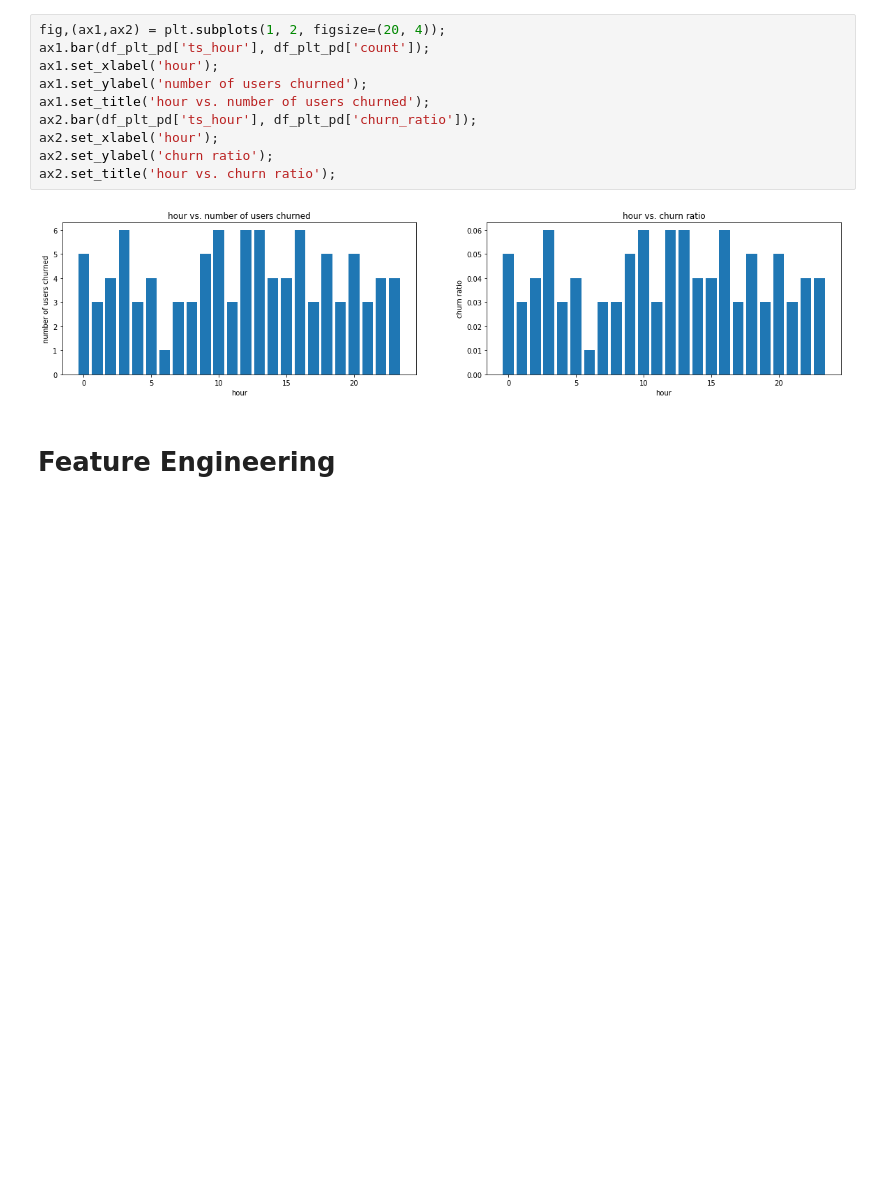
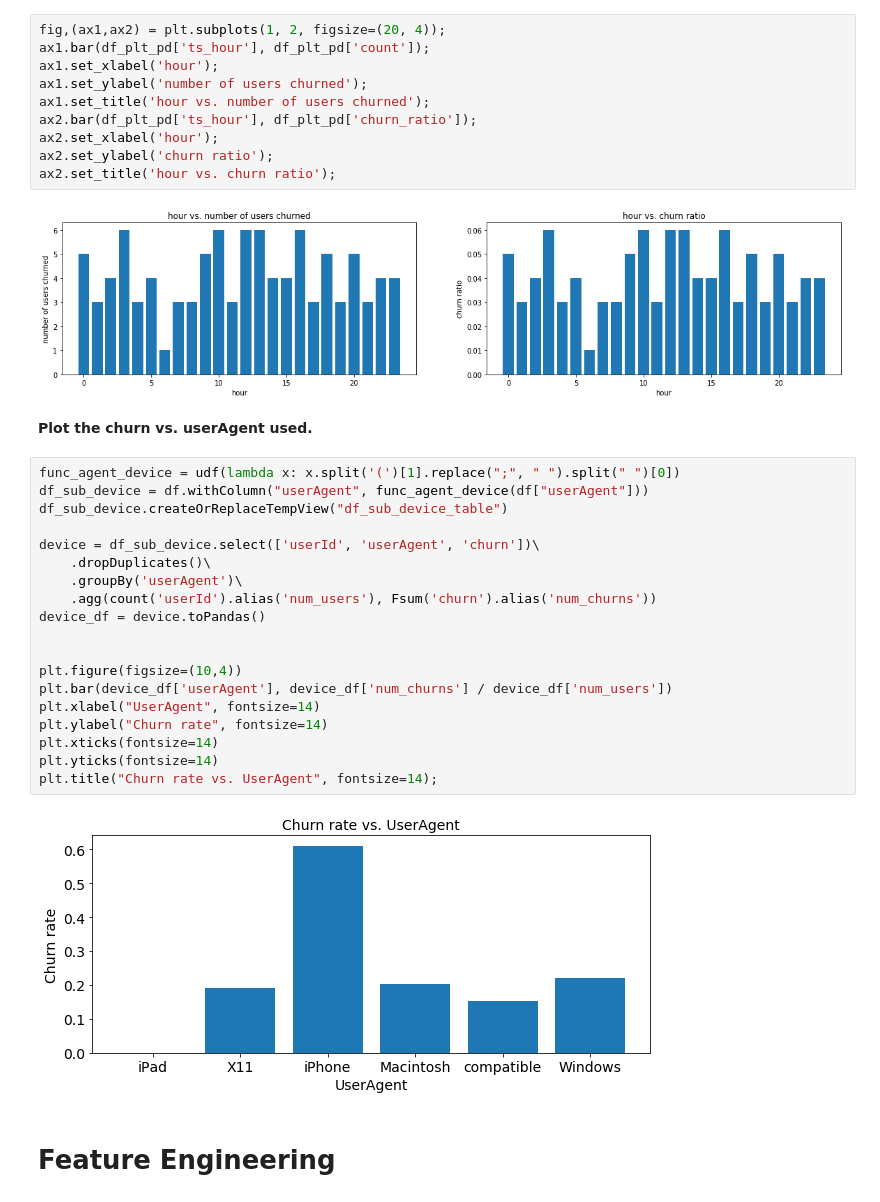
Before and after one commit to karvendhanm/Sparkify, a Jupyter notebook: sparkify.ipynb, the cells around one changed output. Cells and saved outputs as stored; diff of their text form; blank space fills up the shorter version.

```diff
--- a/sparkify.ipynb
+++ b/sparkify.ipynb
@@ -417,6 +443,29 @@ ax2.set_ylabel('churn ratio');
 ax2.set_title('hour vs. churn ratio');
 # %% [output]
 [figure]
+# %% [markdown]
+**Plot the churn vs. userAgent used.**
+# %%
+func_agent_device = udf(lambda x: x.split('(')[1].replace(";", " ").split(" ")[0])
+df_sub_device = df.withColumn("userAgent", func_agent_device(df["userAgent"]))
+df_sub_device.createOrReplaceTempView("df_sub_device_table")
+
+device = df_sub_device.select(['userId', 'userAgent', 'churn'])\
+    .dropDuplicates()\
+    .groupBy('userAgent')\
+    .agg(count('userId').alias('num_users'), Fsum('churn').alias('num_churns'))
+device_df = device.toPandas()
+
+
+plt.figure(figsize=(10,4))
+plt.bar(device_df['userAgent'], device_df['num_churns'] / device_df['num_users'])
+plt.xlabel("UserAgent", fontsize=14)
+plt.ylabel("Churn rate", fontsize=14)
+plt.xticks(fontsize=14)
+plt.yticks(fontsize=14)
+plt.title("Churn rate vs. UserAgent", fontsize=14);
+# %% [output]
+[figure, added]
 # %% [markdown]
 # Feature Engineering
 # %% [markdown]
```
Also changed, not shown: parts of 19 cells of this notebook.
